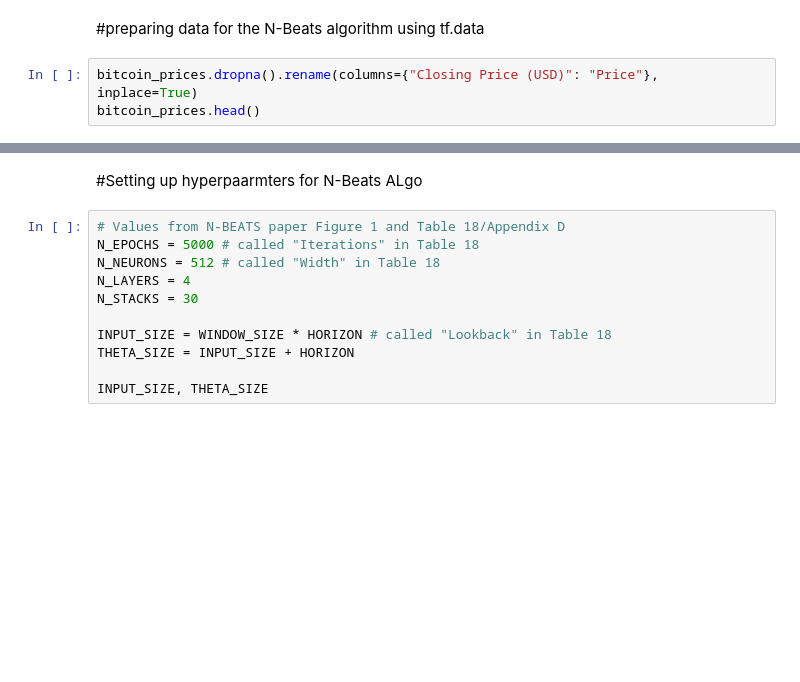
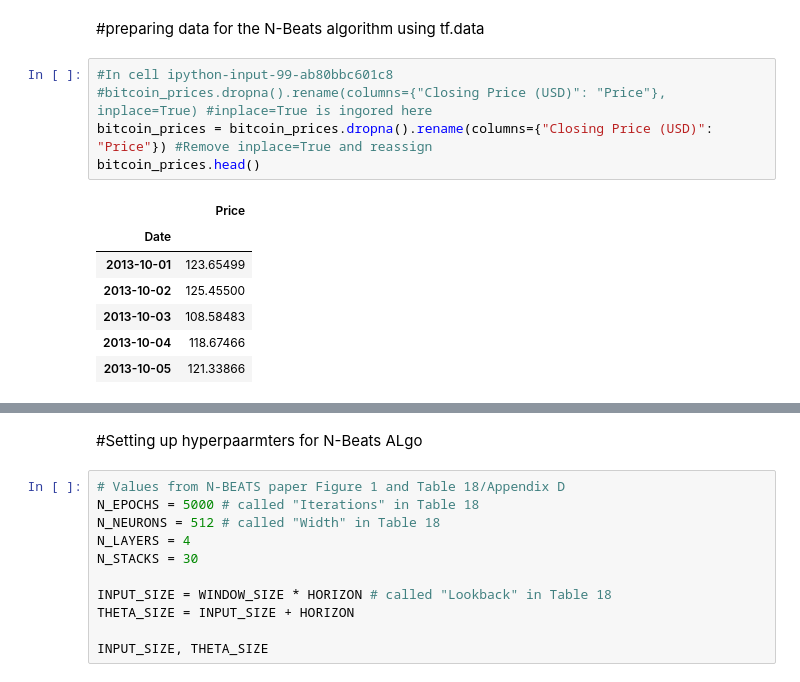
Before and after one commit to balajikatyan/Bitcoin_Prediction, a Jupyter notebook: Bitcoin_Prediction.ipynb, the cells around one changed output, grey strips where cells are left out. Drawn from its saved outputs; the diff is of its cells as text; blank space fills up the shorter version.

```diff
--- a/Bitcoin_Prediction.ipynb
+++ b/Bitcoin_Prediction.ipynb
@@ -1186,8 +1264,18 @@ print(f"forecast: {tf.squeeze(forecast.numpy())}")
 # %% [markdown]
 #preparing data for the N-Beats algorithm using tf.data
-# %%
-bitcoin_prices.dropna().rename(columns={"Closing Price (USD)": "Price"}, inplace=True)
-bitcoin_prices.head()
+# %%
+#In cell ipython-input-99-ab80bbc601c8
+#bitcoin_prices.dropna().rename(columns={"Closing Price (USD)": "Price"}, inplace=True) #inplace=True is ingored here
+bitcoin_prices = bitcoin_prices.dropna().rename(columns={"Closing Price (USD)": "Price"}) #Remove inplace=True and reassign
+bitcoin_prices.head()
+# %% [output]
+|  | Price |
+| Date |  |
+| 2013-10-01 | 123.65499 |
+| 2013-10-02 | 125.45500 |
+| 2013-10-03 | 108.58483 |
+| 2013-10-04 | 118.67466 |
+| 2013-10-05 | 121.33866 |
 # %%
 # Add windowed columns
 bitcoin_prices_nbeats = bitcoin_prices.copy()
```
Also changed, not shown: parts of 60 cells of this notebook.
